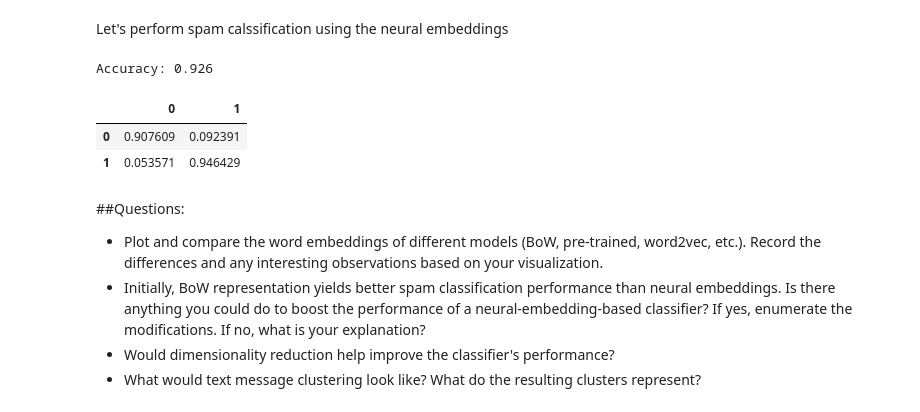
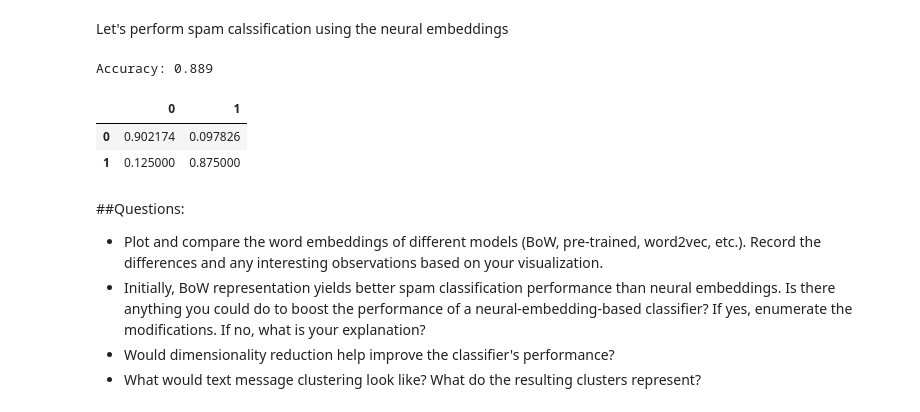
Before and after one commit to elhamod/BA820, a Jupyter notebook: Text_Analysis_Basics_(edited).ipynb, the cells around one changed output. Drawn from its saved outputs; the diff is of its cells as text; code cells hidden in the pictures.

```diff
--- a/Text_Analysis_Basics_(edited).ipynb
+++ b/Text_Analysis_Basics_(edited).ipynb
@@ -731,38 +708,38 @@ Let's perform spam calssification using the neural embeddings
 from sklearn.linear_model import LogisticRegression
 from sklearn.model_selection import train_test_split
 from sklearn.metrics import accuracy_score, confusion_matrix
 import pandas as pd
 import numpy as np
 
 X_train, X_test, y_train, y_test = train_test_split(text_df["CONTENT"].tolist(), class_df["CLASS"], test_size=0.2, stratify=class_df["CLASS"], random_state=42)
 
 # X_train = [word_tokenize(text) for text in X_train]
 # X_test = [word_tokenize(text) for text in X_test]
 #You may optionally tokenize and clean up
 X_train = [simple_preprocess(text) for text in X_train]
 X_test  = [simple_preprocess(text) for text in X_test]
 
-embedding_model = Word2Vec(sentences=X_train, epochs=50).wv # Take a look at the arguments you have such as vector_size min_count epochs
-# embedding_model = pretrained_model
+# embedding_model = Word2Vec(sentences=X_train, epochs=50).wv # Take a look at the arguments you have such as vector_size min_count epochs
+embedding_model = pretrained_model
 
 X_train = [embedding_model.get_mean_vector(text, ignore_missing=True) if text else np.zeros(embedding_model.vector_size) for text in X_train]
 X_test = [embedding_model.get_mean_vector(text, ignore_missing=True) if text else np.zeros(embedding_model.vector_size) for text in X_test]
 
 model = LogisticRegression(random_state=42)
 model.fit(X_train, y_train)
 
 # Predict on the test data
 y_pred = model.predict(X_test)
 
 # Evaluate the model
 accuracy = accuracy_score(y_test, y_pred)
 print(f"Accuracy: {accuracy:.3f}")
 pd.DataFrame(confusion_matrix(y_test, y_pred, normalize='true'), columns=model.classes_, index=model.classes_ )
 # %% [output]
-Accuracy: 0.926
+Accuracy: 0.889
 |  | 0 | 1 |
-| 0 | 0.907609 | 0.092391 |
-| 1 | 0.053571 | 0.946429 |
+| 0 | 0.902174 | 0.097826 |
+| 1 | 0.125000 | 0.875000 |
 # %% [markdown]
 ##Questions:
 
```
Also changed, not shown: parts of 11 cells of this notebook.
